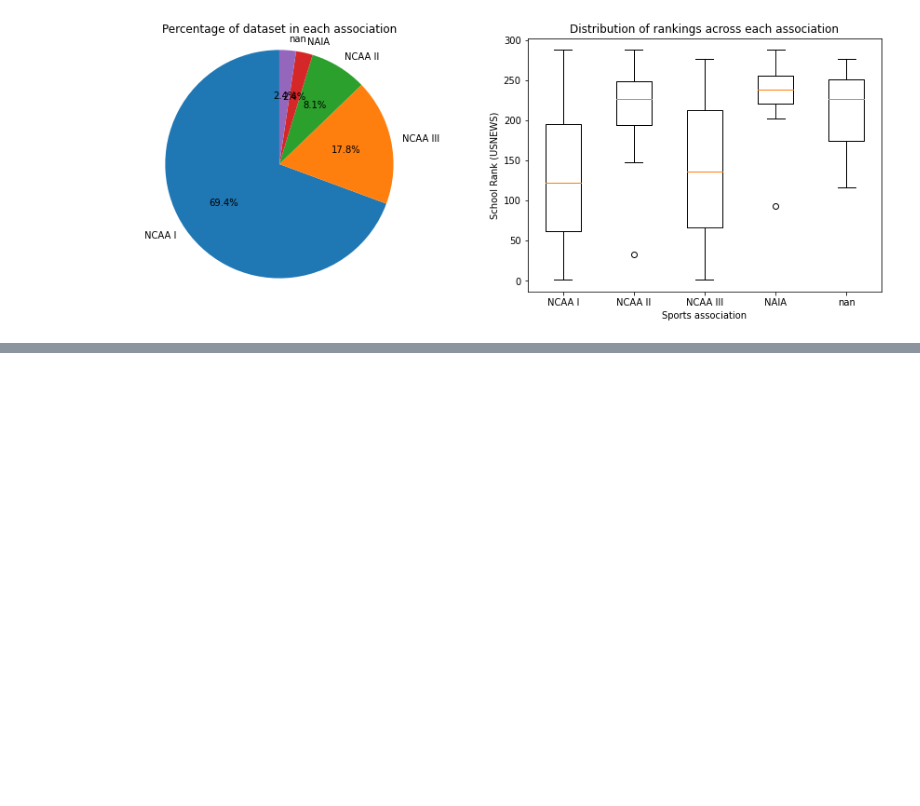
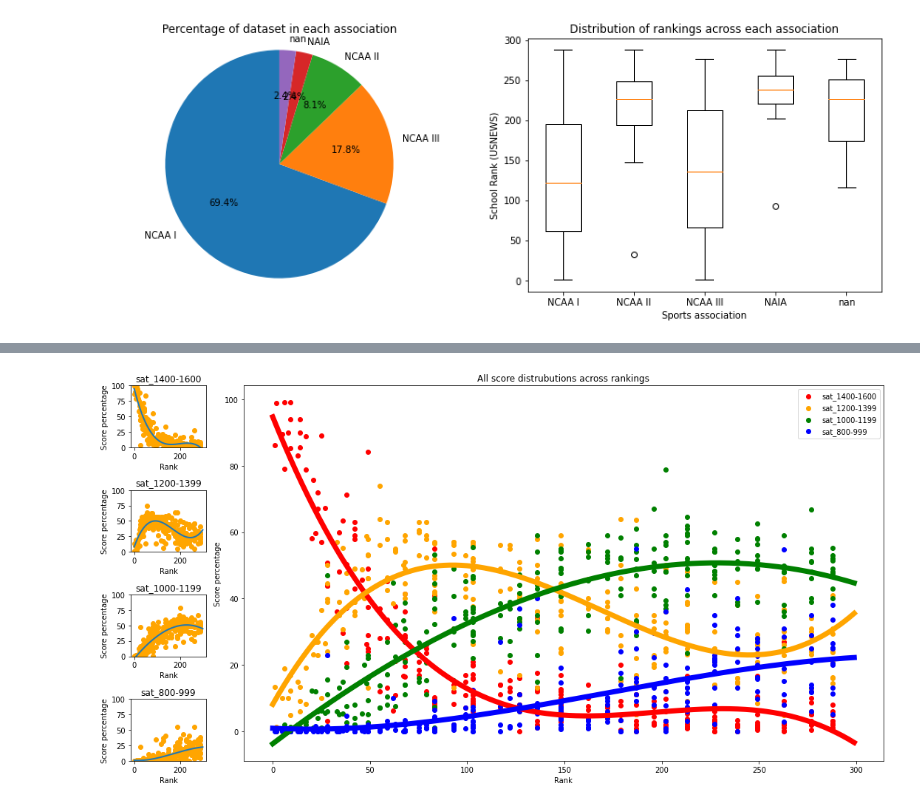
Before and after one commit to BaileyDalton007/USNEWS_Exploratory_Data_Analysis, a Jupyter notebook: data_analysis.ipynb, the cells around one changed output, grey strips where cells are left out. Cells and saved outputs as stored; diff of their text form; code cells hidden in the pictures; blank space fills up the shorter version.

```diff
--- a/data_analysis.ipynb
+++ b/data_analysis.ipynb
@@ -312,0 +390,66 @@ plt.show()
+# %%
+# Full SAT score plot (the big one)
+# Dropped ranges 600-799 and 599-400 as all the percentages were basically zero
+fig = plt.figure()
+fig.set_figwidth(15)
+fig.set_figheight(8)
+
+ax1 = plt.subplot2grid(shape=(4, 7), loc=(0, 0))
+ax2 = plt.subplot2grid(shape=(4, 7), loc=(1, 0))
+ax3 = plt.subplot2grid(shape=(4, 7), loc=(2, 0))
+ax4 = plt.subplot2grid(shape=(4, 7), loc=(3, 0))
+
+ax5 = plt.subplot2grid(shape=(4, 7), loc=(0, 1), rowspan=4, colspan=9)
+
+ranges_arr = ['sat_1400-1600', 'sat_1200-1399', 'sat_1000-1199', 'sat_800-999']
+
+# Matplotlib axis for each respective SAT range's plot
+ranges_axes = [ax1, ax2, ax3, ax4]
+
+lines = []
+test_range = np.array(range(300)).reshape(-1, 1)
+
+for column, ax in zip(ranges_arr, ranges_axes):
+
+    clean_df = df[df[column].notna()]
+
+    # I did have it select a degree for each line, but a 3rd order polynomial worked well for all
+    # of the ranges, so just removed that functionality
+    poly = PolynomialFeatures(degree=3, include_bias=False)
+    poly_features_train = poly.fit_transform(df[['rank']])
+
+    reg = LinearRegression().fit(poly_features_train, clean_df[[column]])
+
+
+    poly_features_test = poly.fit_transform(test_range)
+
+    y_pred = reg.predict(poly_features_test)
+
+    ax.scatter(df['rank'], df[column], c='orange')
+    ax.plot(test_range, y_pred.reshape(-1, 1), linewidth=2)
+
+    # Save lines to use in the big graph
+    lines.append(y_pred.reshape(-1, 1))
+
+    ax.set_ylim(0, 100)
+    ax.set_ylabel('Score percentage')
+    ax.set_xlabel('Rank')
+    ax.set_title(column)
+
+colors = ['red', 'orange', 'green', 'blue']
+
+for column, color in zip(ranges_arr, colors):
+    ax5.scatter(df['rank'], df[column], c=color)
+
+for line, color in zip(lines, colors):
+    ax5.plot(test_range, line, linewidth=7, c=color)
+
+ax5.legend(ranges_arr)
+ax5.set_title('All score distrubutions across rankings')
+ax5.set_xlabel('Rank')
+ax5.set_ylabel('Score percentage')
+
+fig.tight_layout()
+plt.show()
+# %% [output]
+[figure, added]
```
Also changed, not shown: parts of 4 cells of this notebook.
